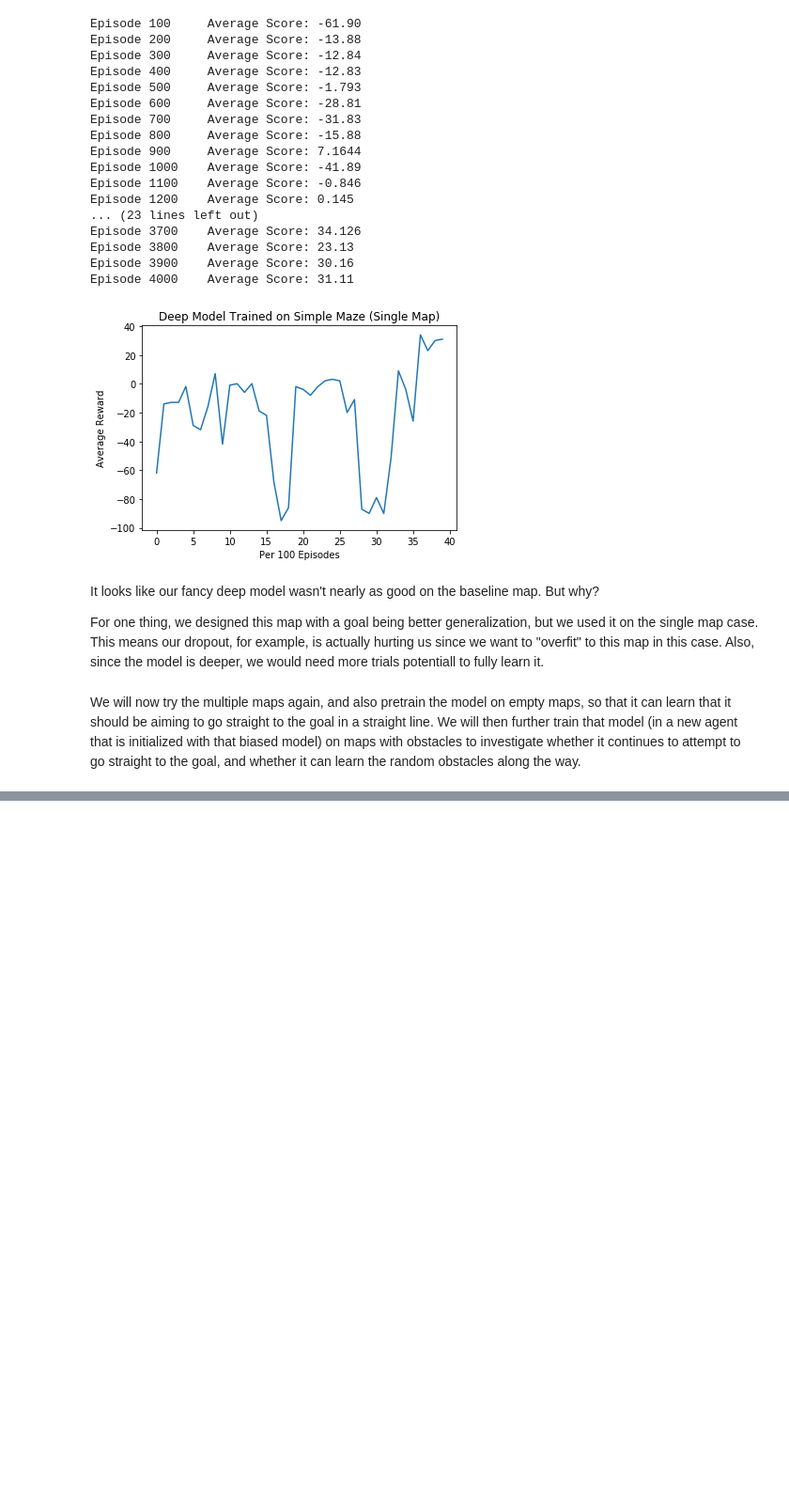
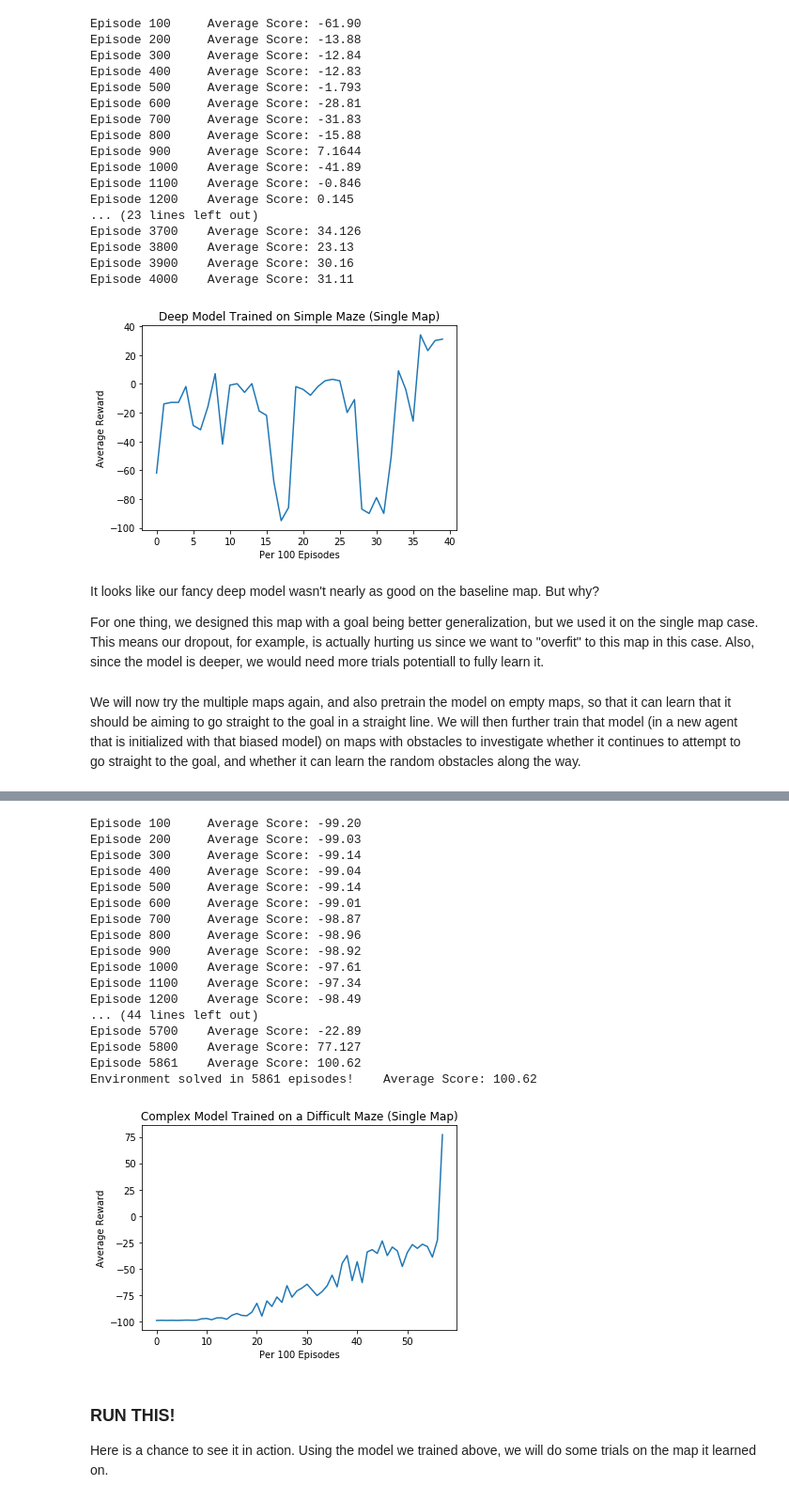
Before and after one commit to Ruoye36/UCLA-23W-C247NNDL-project, a Jupyter notebook: dqn_main.ipynb, the cells around one changed output, grey strips where cells are left out. Shown at 94% size. Drawn from its saved outputs; the diff is of its cells as text; code cells hidden in the pictures; blank space fills up the shorter version.

Commit message:
Complex map completed

```diff
--- a/dqn_main.ipynb
+++ b/dqn_main.ipynb
@@ -76,7 +76,7 @@ def dqn(n_episodes=2000, max_t=50, eps_start=1.0, eps_end=0.01, eps_decay=0.995,
             state = env.reset()
             score = 0
             for t in range(max_t):
-                action = agent.act(state, eps)
+                action = agent.act(state, eps, t, i_episode)
                 next_state, reward, done = env.step(action)
                 agent.step(state, action, reward, next_state, done)
                 state = next_state
@@ -351,7 +351,7 @@ For one thing, we designed this map with a goal being better generalization, but
 # %% [markdown]
 We will now try the multiple maps again, and also pretrain the model on empty maps, so that it can learn that it should be aiming to go straight to the goal in a straight line. We will then further train that model (in a new agent that is initialized with that biased model) on maps with obstacles to investigate whether it continues to attempt to go straight to the goal, and whether it can learn the random obstacles along the way.
 # %%
-N_MAPS = 20
+N_MAPS = 1
 MAP_SIZE = 10
 N_OBSTACLES = int(0.10*(MAP_SIZE*MAP_SIZE))
 state_space_size = N_OBSTACLES + 1
@@ -404,11 +392,12 @@ torch.save({
             'optimizer_state_dict': pretrained_agent.optimizer.state_dict(),
             }, "pretrained_agent.pt")
 # %%
-N_MAPS = 20
+N_MAPS = 5
 MAP_SIZE = 10
 N_OBSTACLES = int(0.10*(MAP_SIZE*MAP_SIZE))
 state_space_size = N_OBSTACLES + 1
 maps = []
+random.seed(0)
 for i in range (int(N_MAPS)):
     robot_start = [0, 0]
     robot_goal  = [MAP_SIZE-1, MAP_SIZE-1]
@@ -423,12 +412,12 @@ for i in range (int(N_MAPS)):
 
 checkpoint = torch.load("pretrained_agent.pt")
 pretrained_agent = Agent(state_size=state_space_size, action_size=9, seed=0, qnet_type='deep', checkpoint=checkpoint)
-scores_graph, qmodel = dqn(n_episodes=9000, max_t=100, eps_start=1.0, eps_end=0.01, eps_decay=0.9995, agent=pretrained_agent, envs=maps)
+scores_graph, qmodel = dqn(n_episodes=2000, max_t=50, eps_start=1.0, eps_end=0.01, eps_decay=0.9995, agent=pretrained_agent, envs=maps)
 
 fig = plt.figure()
 ax = fig.add_subplot(111)
 plt.plot(np.arange(len(scores_graph)), scores_graph)
-plt.title('Random 20 Maps 9000 Episodes with 100 Max Timesteps')
+plt.title('Random 5 Maps, 10000 Episodes Total')
 plt.ylabel('Average Reward')
 plt.xlabel('Per 100 Episodes')
 plt.show()
@@ -454,40 +463,59 @@ robot_start = [0, 0]
 robot_goal = [9, 9]
 
 maze = [[0, 0, 1, 1, 1, 1, 1, 1, 1, 1],
-        [1, 0, 0, 0, 1, 0, 0, 0, 0, 1],
-        [1, 0, 1, 0, 1, 0, 1, 1, 0, 1],
-        [1, 0, 1, 0, 0, 0, 0, 1, 0, 1],
+        [0, 0, 0, 0, 1, 0, 0, 0, 0, 1],
+        [1, 0, 0, 0, 1, 0, 0, 1, 0, 1],
+        [1, 0, 0, 0, 0, 0, 0, 1, 0, 1],
         [1, 0, 1, 1, 1, 1, 0, 1, 0, 1],
-        [1, 0, 0, 0, 0, 1, 0, 1, 0, 1],
-        [1, 1, 1, 1, 0, 1, 0, 1, 0, 1],
+        [1, 0, 0, 0, 0, 1, 0, 0, 0, 1],
+        [1, 1, 1, 1, 0, 1, 0, 0, 0, 1],
         [1, 0, 0, 0, 0, 1, 0, 0, 0, 1],
         [1, 0, 1, 1, 1, 1, 1, 1, 0, 1],
         [1, 1, 1, 1, 1, 1, 1, 1, 0, 0]]
 
 # Find the position of the wall in the maze
 wall_position = []
 for i in range(len(maze)):
     for j in range(len(maze[i])):
         if maze[i][j] == 1:
             wall_position.append((i, j))
 
 # Create x and y vectors
 OBSTACLE_X = [pos[0] for pos in wall_position]
 OBSTACLE_Y = [pos[1] for pos in wall_position]
 
 N_OBSTACLES = len(OBSTACLE_X)
 state_space_size = N_OBSTACLES + 1 # the goal adds one state
 
 env.init(robot_start[0], robot_start[1], robot_goal[0], robot_goal[1], MAP_SIZE, OBSTACLE_X, OBSTACLE_Y)
 env.seed(0)
-agent = Agent(state_size=state_space_size, action_size=9, seed=0, qnet_type='simple')
+agent = Agent(state_size=state_space_size, action_size=9, seed=0, qnet_type='deep', pre=True)
 maps=[env]
-scores_graph, complex_maze_model = dqn(n_episodes=20000, max_t=200, eps_start=1.0, eps_end=0.01, eps_decay=0.99995, agent=agent, envs=maps)
+scores_graph, complex_maze_model = dqn(n_episodes=20000, max_t=50, eps_start=1.0, eps_end=0.01, eps_decay=0.9995, agent=agent, envs=maps)
 
 fig = plt.figure()
 ax = fig.add_subplot(111)
 plt.plot(np.arange(len(scores_graph)), scores_graph)
 plt.title('Complex Model Trained on a Difficult Maze (Single Map)')
 plt.ylabel('Average Reward')
 plt.xlabel('Per 100 Episodes')
 plt.show()
+# %% [output]
+Episode 100     Average Score: -99.20
+Episode 200     Average Score: -99.03
+Episode 300     Average Score: -99.14
+Episode 400     Average Score: -99.04
+Episode 500     Average Score: -99.14
+Episode 600     Average Score: -99.01
+Episode 700     Average Score: -98.87
+Episode 800     Average Score: -98.96
+Episode 900     Average Score: -98.92
+Episode 1000    Average Score: -97.61
+Episode 1100    Average Score: -97.34
+Episode 1200    Average Score: -98.49
+... (44 lines left out)
+Episode 5700    Average Score: -22.89
+Episode 5800    Average Score: 77.127
+Episode 5861    Average Score: 100.62
+Environment solved in 5861 episodes!    Average Score: 100.62
+[figure, added]
@@ -493,0 +527,3 @@ plt.show()
+# %% [markdown]
+### RUN THIS!
+Here is a chance to see it in action. Using the model we trained above, we will do some trials on the map it learned on.
```
Also changed, not shown: parts of 7 cells of this notebook, 5 other files.
